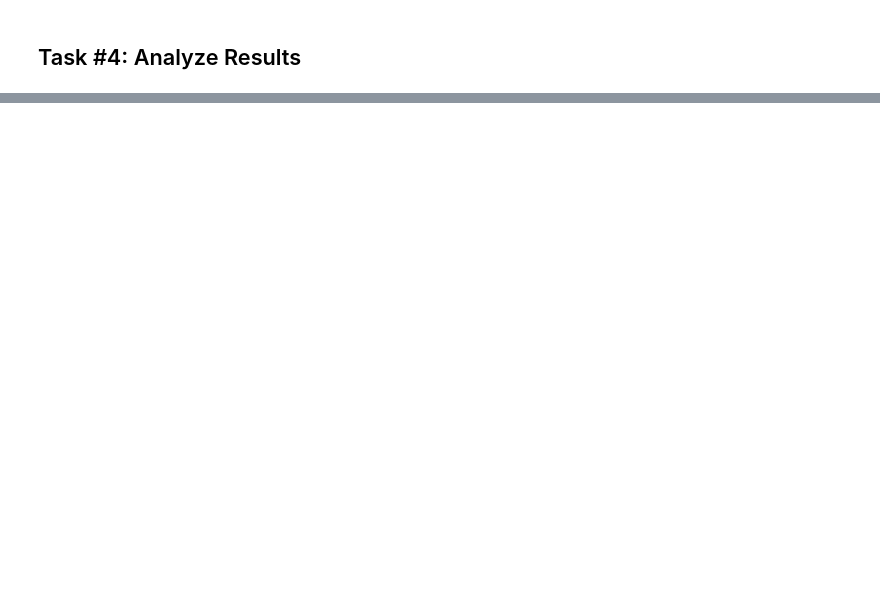
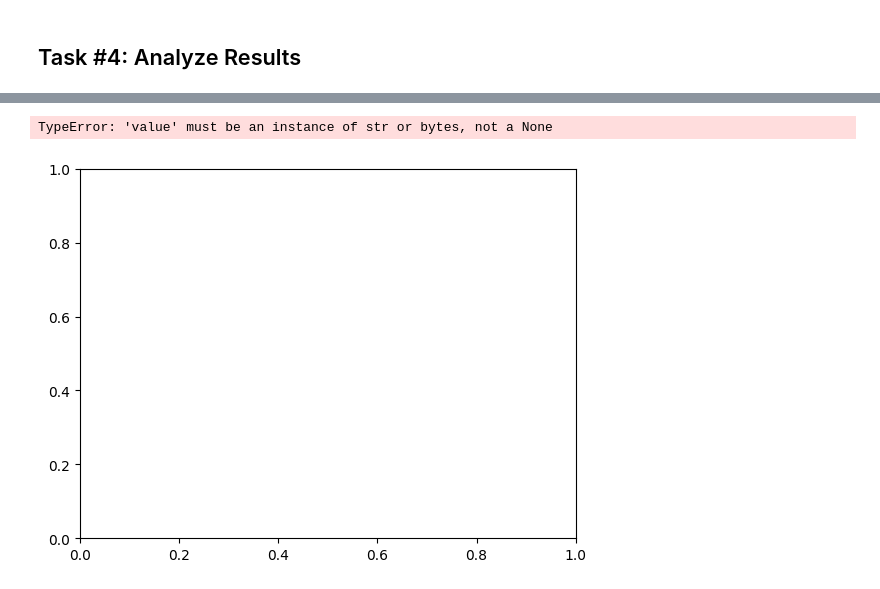
Before and after one commit to KeithGalli/historical-docs-analysis, a Jupyter notebook: analysis.ipynb, the cells around one changed output, grey strips where cells are left out. Saved outputs shown, nothing was run; the diff lists cells and outputs as text; code cells hidden in the pictures; blank space fills up the shorter version.

```diff
--- a/analysis.ipynb
+++ b/analysis.ipynb
@@ -46,3 +154,9 @@ outputs = [
 ## Task #2: Connect pages that belong to the same document
 # %% [markdown]
 ## Task #3: Grab Apprenticeship info from CSV
+# %%
+import pandas as pd
+df = pd.read_csv('https://raw.githubusercontent.com/KeithGalli/historical-docs-analysis/master/data/task3-merged-apprenticeship-agreements.csv')
+
+
+{"apprentice_name": "James Samenett", "apprentice_age": 14, "county": "Caroll Parish", "state": "Louisiana", "mentor": "Mrs Kate V. Chambliss" }
@@ -49,2 +239,4 @@ outputs = [
 # %% [markdown]
 ## Task #4: Analyze Results
+# %%
+df = pd.read_csv("https://raw.githubusercontent.com/KeithGalli/historical-docs-analysis/master/data/task4-parsed-apprenticeship-agreements.csv")
@@ -50,0 +335,15 @@ outputs = [
+# %%
+mentor_counts = {}
+
+for info in info_list:
+    mentor = info.get("mentor")
+
+    if mentor in mentor_counts:
+        mentor_counts[mentor] += 1
+    else:
+        mentor_counts[mentor] = 1
+
+mentor_counts_copy = mentor_counts.copy()
+for key,value in mentor_counts_copy.items():
+    if value < 10:
+        mentor_counts.pop(key)
@@ -50,0 +359,23 @@ outputs = [
+# %%
+import matplotlib.pyplot as plt
+
+# Dictionary mapping values to counts
+data = mentor_counts
+
+# Extract values and counts from the dictionary
+values = list(data.keys())
+counts = list(data.values())
+
+# Create a bar plot
+plt.bar(values, counts)
+
+# Add labels and title
+plt.xlabel('Values')
+plt.ylabel('Counts')
+plt.title('Histogram of Value Counts')
+
+# Display the plot
+plt.show()
+# %% [output]
+TypeError: 'value' must be an instance of str or bytes, not a None
+[figure, added]
```
Also changed, not shown: parts of 16 cells of this notebook, 1 other file.
